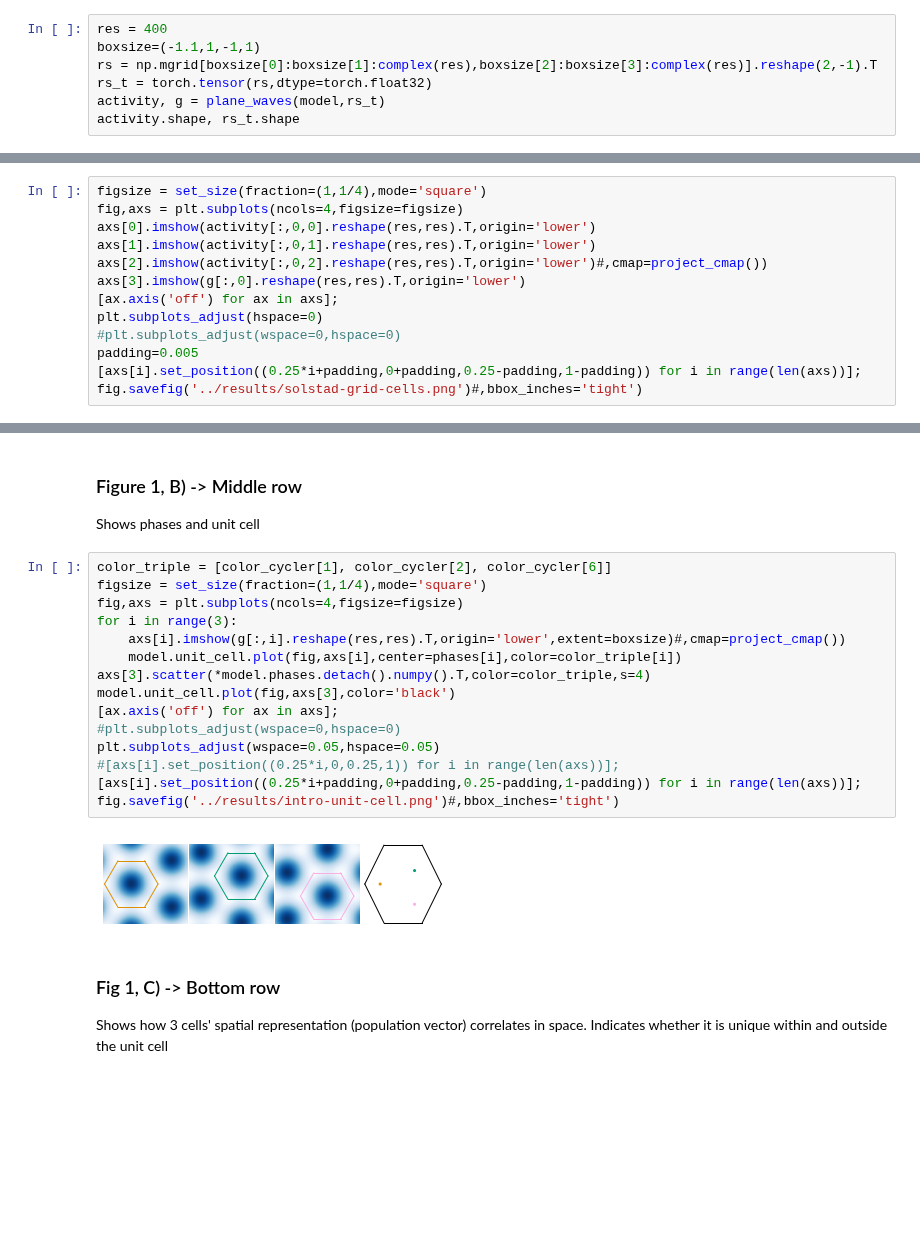
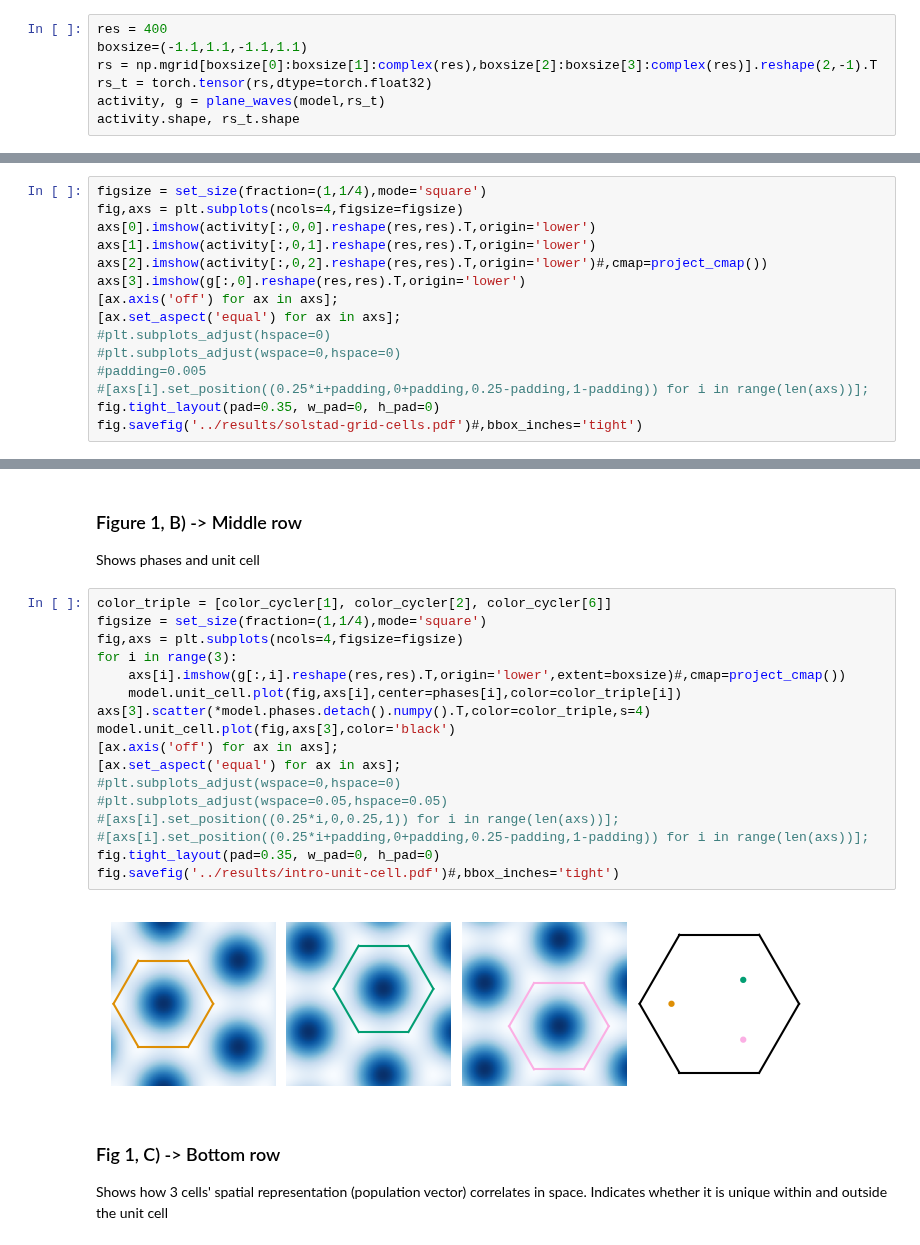
Before and after one commit to bioAI-Oslo/CI-grid-cells, a Jupyter notebook: figure-generating-notebooks/grid-cells-as-SR.ipynb, the cells around one changed output, grey strips where cells are left out. Saved outputs shown, nothing was run; the diff lists cells and outputs as text; blank space fills up the shorter version.

```diff
--- a/figure-generating-notebooks/grid-cells-as-SR.ipynb
+++ b/figure-generating-notebooks/grid-cells-as-SR.ipynb
@@ -28,7 +28,7 @@ def plane_waves(model,r):
     return activity.detach().numpy(), torch.sum(activity, axis=-1).detach().numpy()
 # %%
 res = 400
-boxsize=(-1.1,1,-1,1)
+boxsize=(-1.1,1.1,-1.1,1.1)
 rs = np.mgrid[boxsize[0]:boxsize[1]:complex(res),boxsize[2]:boxsize[3]:complex(res)].reshape(2,-1).T
 rs_t = torch.tensor(rs,dtype=torch.float32)
 activity, g = plane_waves(model,rs_t)
@@ -46,9 +46,11 @@ axs[1].imshow(activity[:,0,1].reshape(res,res).T,origin='lower')
 axs[2].imshow(activity[:,0,2].reshape(res,res).T,origin='lower')#,cmap=project_cmap())
 axs[3].imshow(g[:,0].reshape(res,res).T,origin='lower')
 [ax.axis('off') for ax in axs];
-plt.subplots_adjust(hspace=0)
+[ax.set_aspect('equal') for ax in axs];
+#plt.subplots_adjust(hspace=0)
 #plt.subplots_adjust(wspace=0,hspace=0)
-padding=0.005
-[axs[i].set_position((0.25*i+padding,0+padding,0.25-padding,1-padding)) for i in range(len(axs))];
-fig.savefig('../results/solstad-grid-cells.png')#,bbox_inches='tight')
+#padding=0.005
+#[axs[i].set_position((0.25*i+padding,0+padding,0.25-padding,1-padding)) for i in range(len(axs))];
+fig.tight_layout(pad=0.35, w_pad=0, h_pad=0)
+fig.savefig('../results/solstad-grid-cells.pdf')#,bbox_inches='tight')
 # %% [output]
@@ -59,20 +61,22 @@ Shows phases and unit cell
 # %%
 color_triple = [color_cycler[1], color_cycler[2], color_cycler[6]]
 figsize = set_size(fraction=(1,1/4),mode='square')
 fig,axs = plt.subplots(ncols=4,figsize=figsize)
 for i in range(3):
     axs[i].imshow(g[:,i].reshape(res,res).T,origin='lower',extent=boxsize)#,cmap=project_cmap())
     model.unit_cell.plot(fig,axs[i],center=phases[i],color=color_triple[i])
 axs[3].scatter(*model.phases.detach().numpy().T,color=color_triple,s=4)
 model.unit_cell.plot(fig,axs[3],color='black')
 [ax.axis('off') for ax in axs];
+[ax.set_aspect('equal') for ax in axs];
 #plt.subplots_adjust(wspace=0,hspace=0)
-plt.subplots_adjust(wspace=0.05,hspace=0.05)
+#plt.subplots_adjust(wspace=0.05,hspace=0.05)
 #[axs[i].set_position((0.25*i,0,0.25,1)) for i in range(len(axs))];
-[axs[i].set_position((0.25*i+padding,0+padding,0.25-padding,1-padding)) for i in range(len(axs))];
-fig.savefig('../results/intro-unit-cell.png')#,bbox_inches='tight')
+#[axs[i].set_position((0.25*i+padding,0+padding,0.25-padding,1-padding)) for i in range(len(axs))];
+fig.tight_layout(pad=0.35, w_pad=0, h_pad=0)
+fig.savefig('../results/intro-unit-cell.pdf')#,bbox_inches='tight')
 # %% [output]
-[figure, old version]
+[figure, new version]
 # %% [markdown]
 ### Fig 1, C) -> Bottom row
 Shows how 3 cells' spatial representation (population vector) correlates in space. Indicates whether it is unique within and outside the unit cell
```
Also changed, not shown: parts of 2 cells of this notebook, 10 other files.
